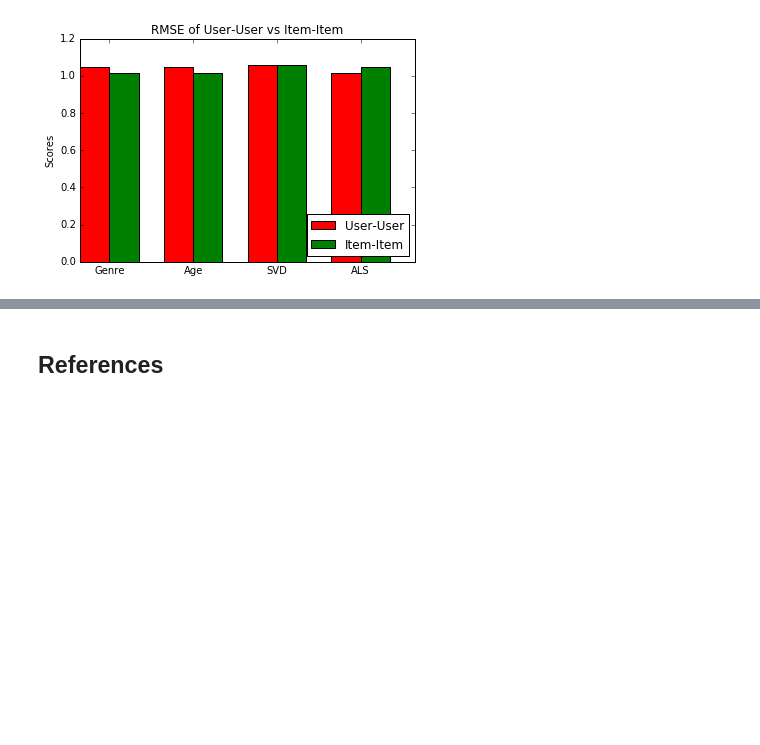
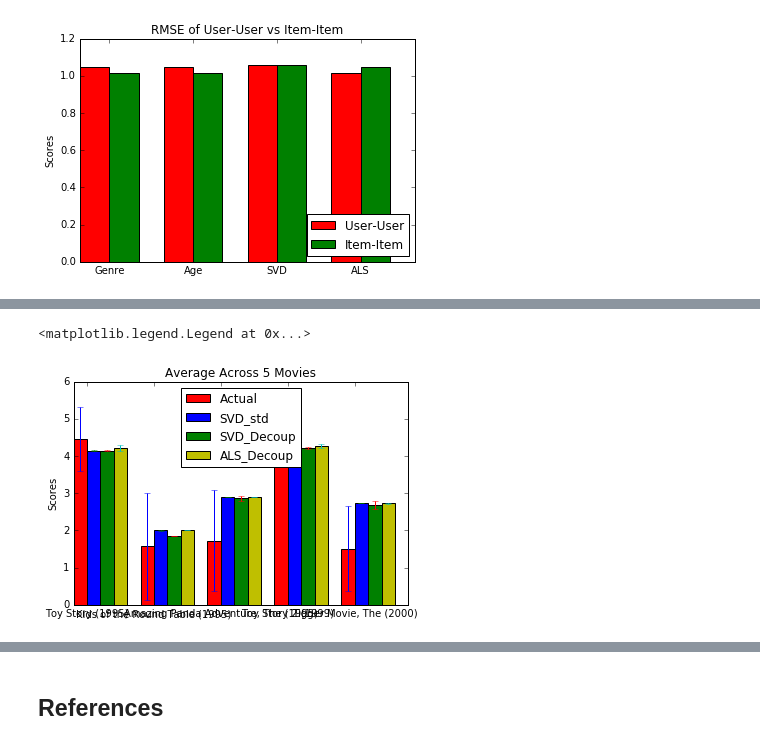
Before and after one commit to mfarris9505/Final_643, a Jupyter notebook: Final Project-Copy2.ipynb, the cells around one changed output, grey strips where cells are left out. Cells and saved outputs as stored; diff of their text form; code cells hidden in the pictures; blank space fills up the shorter version.

```diff
--- a/Final Project-Copy2.ipynb
+++ b/Final Project-Copy2.ipynb
@@ -381,0 +426,2 @@ ax.legend((rects1[0], rects2[0]), ('User-User', 'Item-Item'), loc = 4)
+# %%
+ls = [1,56,146,3114,3287]
@@ -381,0 +430,33 @@ ax.legend((rects1[0], rects2[0]), ('User-User', 'Item-Item'), loc = 4)
+# %%
+mean = pd.concat([mean0.loc[ls],mean1.loc[ls],mean3.loc[ls],mean5.loc[ls]], axis =1)
+# %%
+std = pd.concat([std0.loc[ls],std1.loc[ls],std3.loc[ls],std5.loc[ls]], axis =1)
+# %%
+plt.rcParams['figure.figsize'] = (100.0, 15.0)
+# %%
+%matplotlib inline
+#movie_titles = movie_titles.set_index("movies_id")
+movie_axis = movie_titles.loc[ls]
+movie_axis = list(movie_axis['title'])
+
+N = 5
+ind = np.arange(N)  # the x locations for the groups
+width = 0.20       # the width of the bars
+fig, ax = plt.subplots()
+
+rects1 = ax.bar(ind, list(mean[0]), width, color='r',yerr=list(std[0]))
+rects2 = ax.bar(ind + width, list(mean[1]), width, color='b',yerr=list(std[1]))
+rects3 = ax.bar(ind + width*2, list(mean[2]), width, color='g',yerr=list(std[2]))
+rects4 = ax.bar(ind + width*3, list(mean[3]), width, color='y',yerr=list(std[3]))
+
+# add some text for labels, title and axes ticks
+ax.set_ylabel('Scores')
+ax.set_title("Average Across 5 Movies")
+ax.set_xticks(ind + width)
+ax.set_xticklabels(movie_axis)
+
+
+ax.legend((rects1[0], rects2[0],rects3[0],rects4[0]), ('Actual', 'SVD_std', 'SVD_Decoup', 'ALS_Decoup'), loc = 9)
+# %% [output]
+<matplotlib.legend.Legend at 0x...>
+[figure, added]
```
Also changed, not shown: parts of 18 cells of this notebook.
